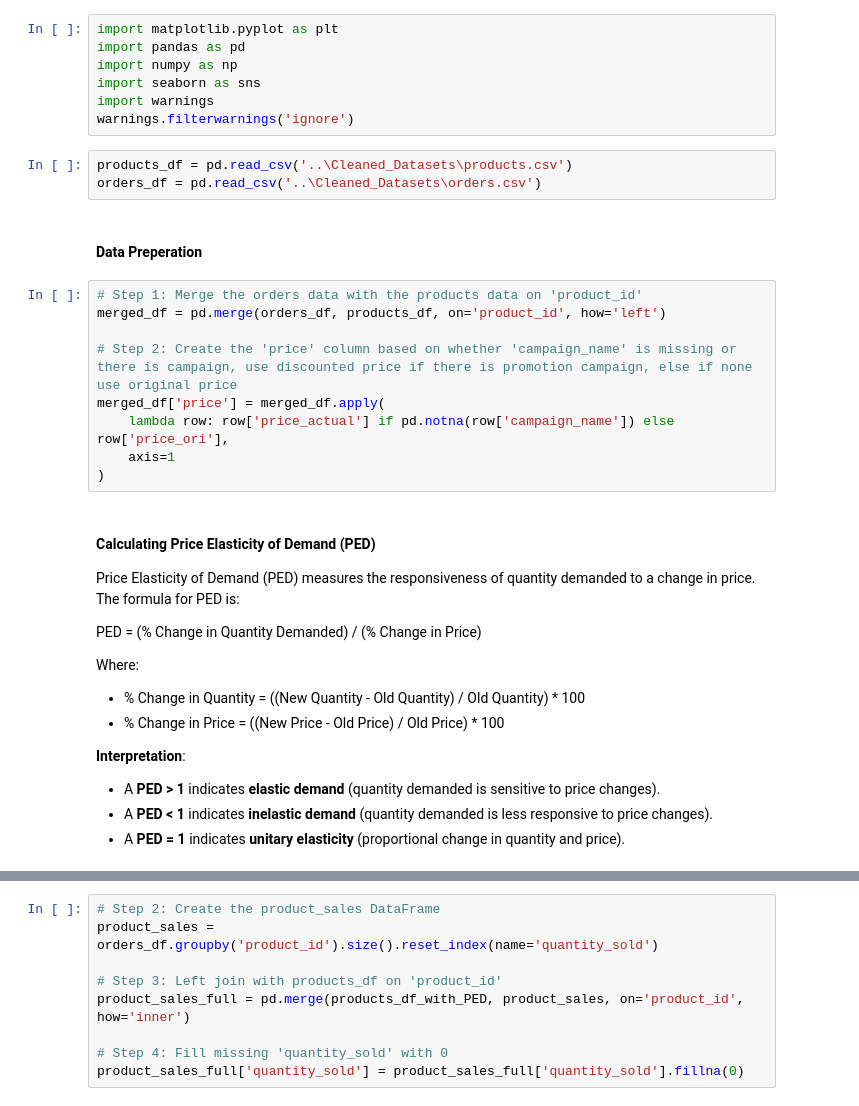
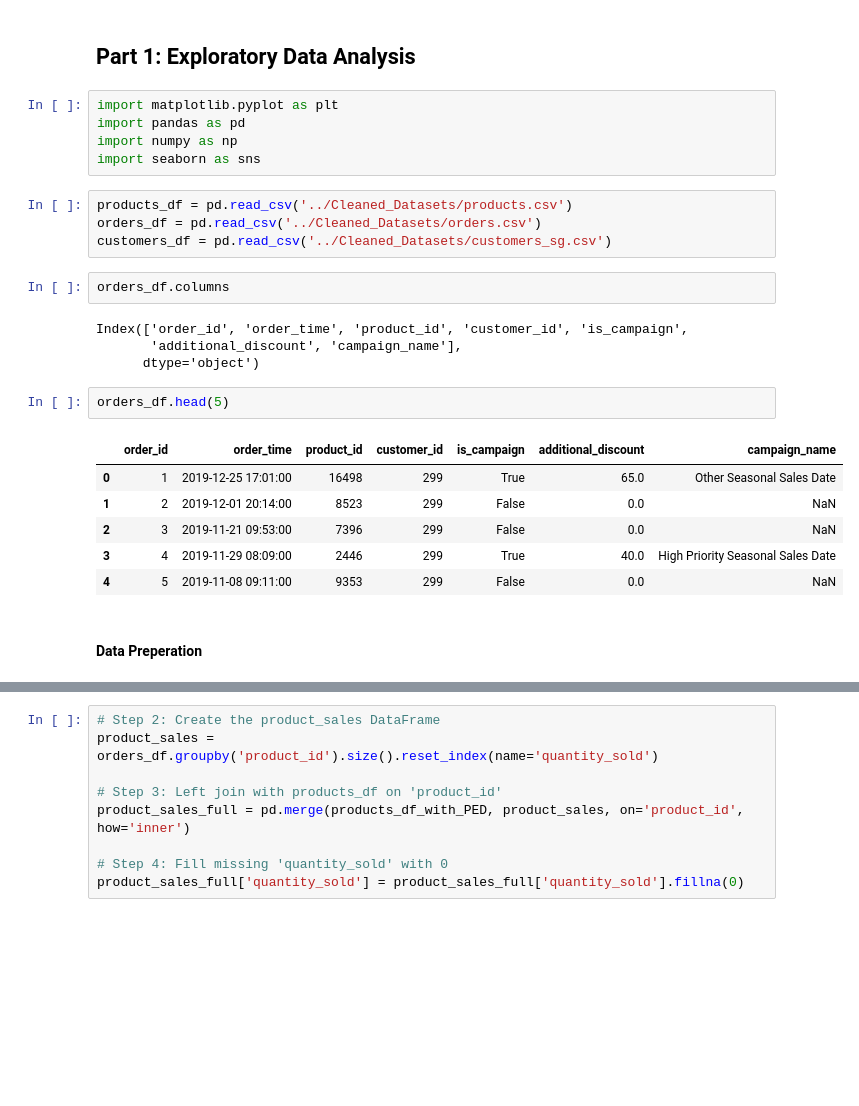
Before and after one commit to 7-teens/7-teens-DSA3101-2410-Project, a Jupyter notebook: Subgroup B/Question_2_Price_Elasticity_and_Dynamic_Pricing.ipynb, the cells around one changed output, grey strips where cells are left out. Cells and saved outputs as stored; diff of their text form; blank space fills up the shorter version.

```diff
--- a/Subgroup B/Question_2_Price_Elasticity_and_Dynamic_Pricing.ipynb
+++ b/Subgroup B/Question_2_Price_Elasticity_and_Dynamic_Pricing.ipynb
@@ -7,36 +108,28 @@
+# %% [markdown]
+## Part 1: Exploratory Data Analysis
 # %%
 import matplotlib.pyplot as plt
 import pandas as pd
 import numpy as np
 import seaborn as sns
-import warnings
-warnings.filterwarnings('ignore')
 # %%
-products_df = pd.read_csv('..\Cleaned_Datasets\products.csv')
-orders_df = pd.read_csv('..\Cleaned_Datasets\orders.csv')
+products_df = pd.read_csv('../Cleaned_Datasets/products.csv')
+orders_df = pd.read_csv('../Cleaned_Datasets/orders.csv')
+customers_df = pd.read_csv('../Cleaned_Datasets/customers_sg.csv')
+# %%
+orders_df.columns
+# %% [output]
+Index(['order_id', 'order_time', 'product_id', 'customer_id', 'is_campaign',
+       'additional_discount', 'campaign_name'],
+      dtype='object')
+# %%
+orders_df.head(5)
+# %% [output]
+|  | order_id | order_time | product_id | customer_id | is_campaign | additional_discount | campaign_name |
+| 0 | 1 | 2019-12-25 17:01:00 | 16498 | 299 | True | 65.0 | Other Seasonal Sales Date |
+| 1 | 2 | 2019-12-01 20:14:00 | 8523 | 299 | False | 0.0 | NaN |
+| 2 | 3 | 2019-11-21 09:53:00 | 7396 | 299 | False | 0.0 | NaN |
+| 3 | 4 | 2019-11-29 08:09:00 | 2446 | 299 | True | 40.0 | High Priority Seasonal Sales Date |
+| 4 | 5 | 2019-11-08 09:11:00 | 9353 | 299 | False | 0.0 | NaN |
 # %% [markdown]
 #### **Data Preperation**
-# %%
-# Step 1: Merge the orders data with the products data on 'product_id'
-merged_df = pd.merge(orders_df, products_df, on='product_id', how='left')
-
-# Step 2: Create the 'price' column based on whether 'campaign_name' is missing or there is campaign, use discounted price if there is promotion campaign, else if none use original price
-merged_df['price'] = merged_df.apply(
-    lambda row: row['price_actual'] if pd.notna(row['campaign_name']) else row['price_ori'],
-    axis=1
-)
-# %% [markdown]
-#### **Calculating Price Elasticity of Demand (PED)**
-
-Price Elasticity of Demand (PED) measures the responsiveness of quantity demanded to a change in price. The formula for PED is:
-
-PED = (% Change in Quantity Demanded) / (% Change in Price)
-
-Where:
-- % Change in Quantity = ((New Quantity - Old Quantity) / Old Quantity) * 100
-- % Change in Price = ((New Price - Old Price) / Old Price) * 100
-
-**Interpretation**:
-- A **PED > 1** indicates **elastic demand** (quantity demanded is sensitive to price changes).
-- A **PED < 1** indicates **inelastic demand** (quantity demanded is less responsive to price changes).
-- A **PED = 1** indicates **unitary elasticity** (proportional change in quantity and price).
```
Also changed, not shown: parts of 44 cells of this notebook.
